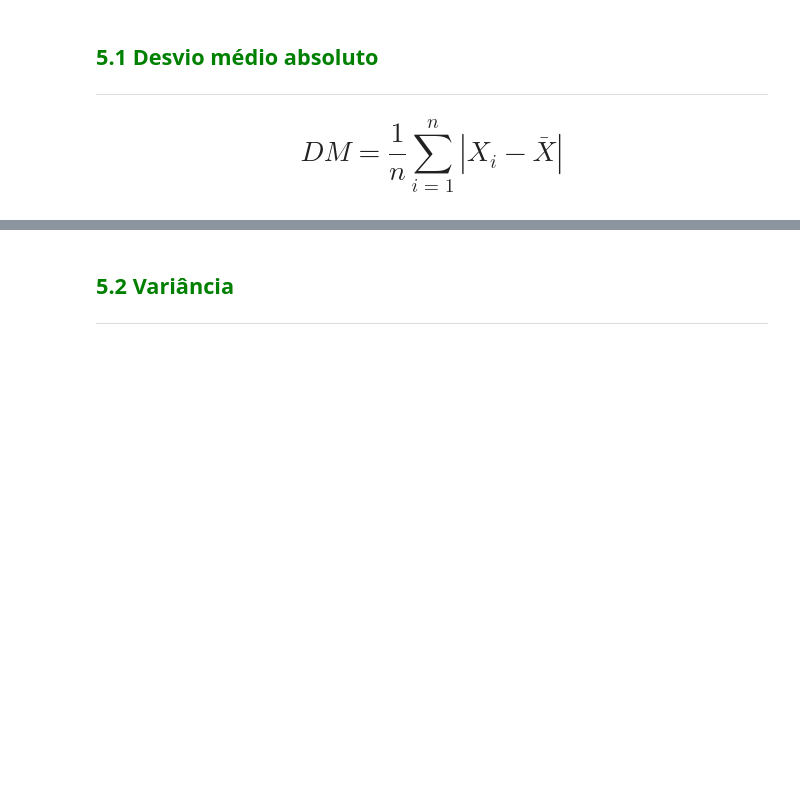
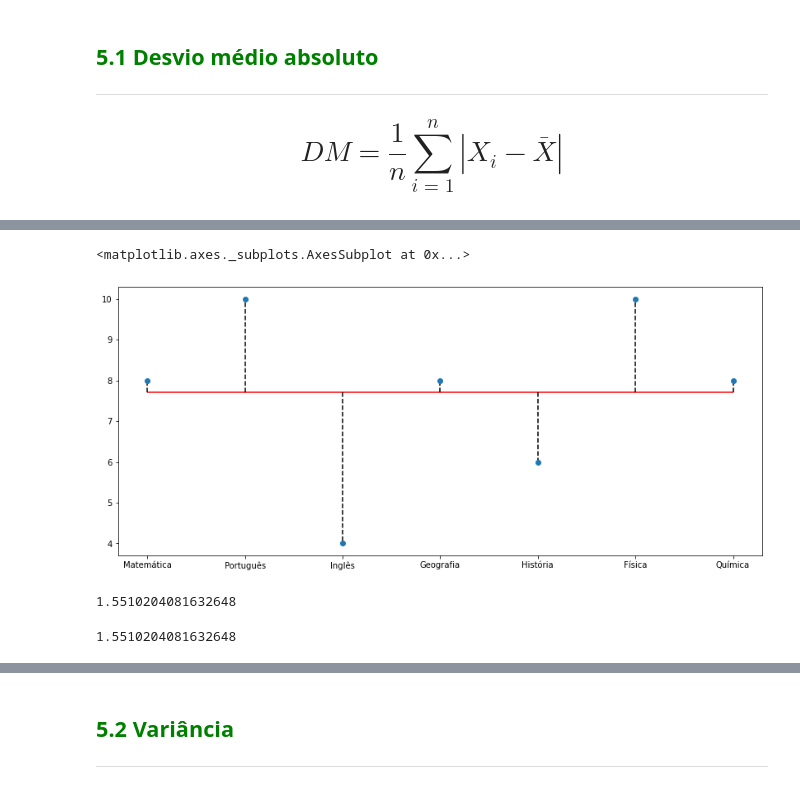
Before and after one commit to Gleis0nLemos/Estatistica_I, a Jupyter notebook: CursoDeEstatisca1.ipynb, the cells around one changed output, grey strips where cells are left out. Cells and saved outputs as stored; diff of their text form; code cells hidden in the pictures; blank space fills up the shorter version.

```diff
--- a/CursoDeEstatisca1.ipynb
+++ b/CursoDeEstatisca1.ipynb
@@ -1177,0 +1189,3 @@ Embora as medidas de posição forneçam uma sumarização bastante importante d
+# %%
+notas_fulano = df[['Fulano']]
+notas_fulano
@@ -1177,0 +1201,3 @@ Embora as medidas de posição forneçam uma sumarização bastante importante d
+# %%
+nota_media_fulano = notas_fulano.mean()[0]
+nota_media_fulano
@@ -1177,0 +1206,3 @@ Embora as medidas de posição forneçam uma sumarização bastante importante d
+# %%
+notas_fulano['Desvio'] = notas_fulano['Fulano'] - nota_media_fulano
+notas_fulano
@@ -1177,0 +1227,3 @@ Embora as medidas de posição forneçam uma sumarização bastante importante d
+# %%
+notas_fulano['|Desvio|'] = notas_fulano['Desvio'].abs()
+notas_fulano
@@ -1177,0 +1239,19 @@ Embora as medidas de posição forneçam uma sumarização bastante importante d
+# %%
+ax = notas_fulano['Fulano'].plot(style = 'o')
+ax.figure.set_size_inches(14, 6)
+ax.hlines(y = nota_media_fulano, xmin = 0, xmax = notas_fulano.shape[0] - 1, colors = 'red')
+for i in range(notas_fulano.shape[0]):
+    ax.vlines(x = i, ymin = nota_media_fulano, ymax = notas_fulano['Fulano'][i], linestyle='dashed')
+ax
+# %% [output]
+<matplotlib.axes._subplots.AxesSubplot at 0x...>
+[figure, added]
+# %%
+notas_fulano['|Desvio|'].mean()
+# %% [output]
+1.5510204081632648
+# %%
+desvio_medio_absoluto = notas_fulano['Fulano'].mad()#formula para calculo do desvio médio absoluto
+desvio_medio_absoluto
+# %% [output]
+1.5510204081632648
```
Also changed, not shown: parts of 23 cells of this notebook, 1 other file.
